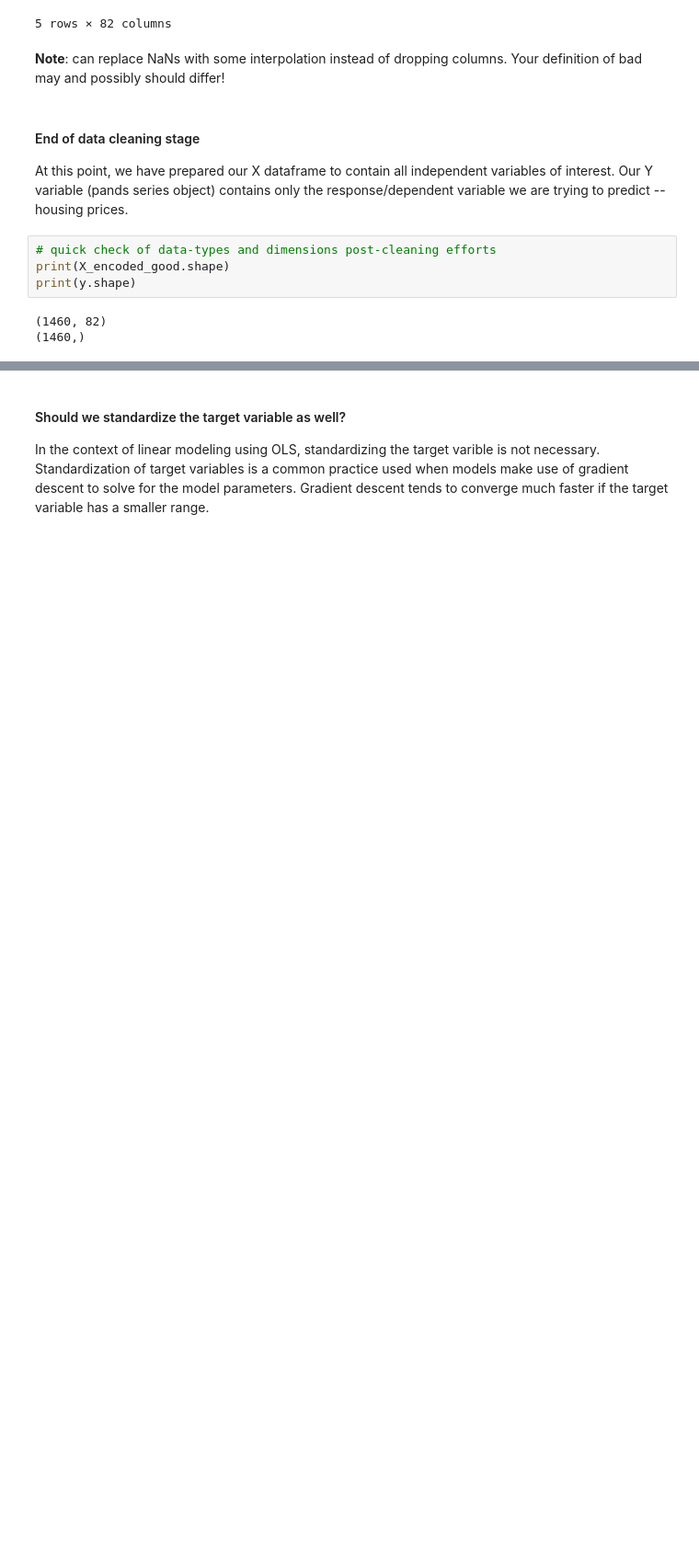
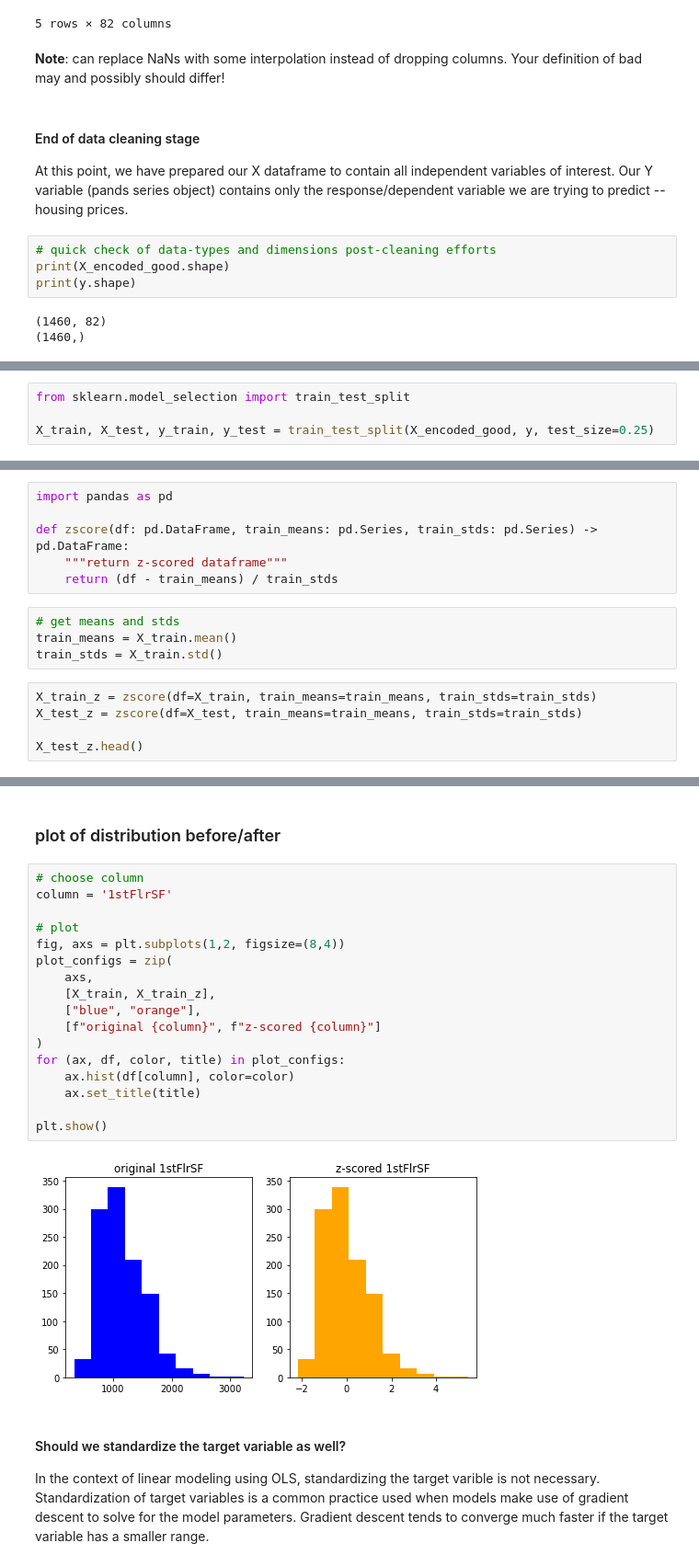
Before and after one commit to carpentries-incubator/high-dimensional-analysis-in-python, a Jupyter notebook: code/06-High-dim-data-prep.ipynb, the cells around one changed output, grey strips where cells are left out. Shown at 92% size. Drawn from its saved outputs; the diff is of its cells as text; blank space fills up the shorter version.

```diff
--- a/code/06-High-dim-data-prep.ipynb
+++ b/code/06-High-dim-data-prep.ipynb
@@ -182,0 +185,4 @@ print(y.shape)
+# %%
+from sklearn.model_selection import train_test_split
+
+X_train, X_test, y_train, y_test = train_test_split(X_encoded_good, y, test_size=0.25)
@@ -205,0 +207,15 @@ X_test_zscore.head()
+# %%
+import pandas as pd
+
+def zscore(df: pd.DataFrame, train_means: pd.Series, train_stds: pd.Series) -> pd.DataFrame:
+    """return z-scored dataframe"""
+    return (df - train_means) / train_stds
+# %%
+# get means and stds
+train_means = X_train.mean()
+train_stds = X_train.std()
+# %%
+X_train_z = zscore(df=X_train, train_means=train_means, train_stds=train_stds)
+X_test_z = zscore(df=X_test, train_means=train_means, train_stds=train_stds)
+
+X_test_z.head()
@@ -206,3 +230,24 @@ X_test_zscore.head()
+# %% [markdown]
+### plot of distribution before/after
+# %%
+# choose column
+column = '1stFlrSF'
+
+# plot
+fig, axs = plt.subplots(1,2, figsize=(8,4))
+plot_configs = zip(
+    axs,
+    [X_train, X_train_z],
+    ["blue", "orange"],
+    [f"original {column}", f"z-scored {column}"]
+)
+for (ax, df, color, title) in plot_configs:
+    ax.hist(df[column], color=color)
+    ax.set_title(title)
+
+plt.show()
+# %% [output]
+[figure, added]
 # %% [markdown]
 #### Should we standardize the target variable as well?
 In the context of linear modeling using OLS, standardizing the target varible is not necessary. Standardization of target variables is a common practice used when models make use of gradient descent to solve for the model parameters. Gradient descent tends to converge much faster if the target variable has a smaller range.
```
Also changed, not shown: parts of 43 cells of this notebook, 1 other file.
